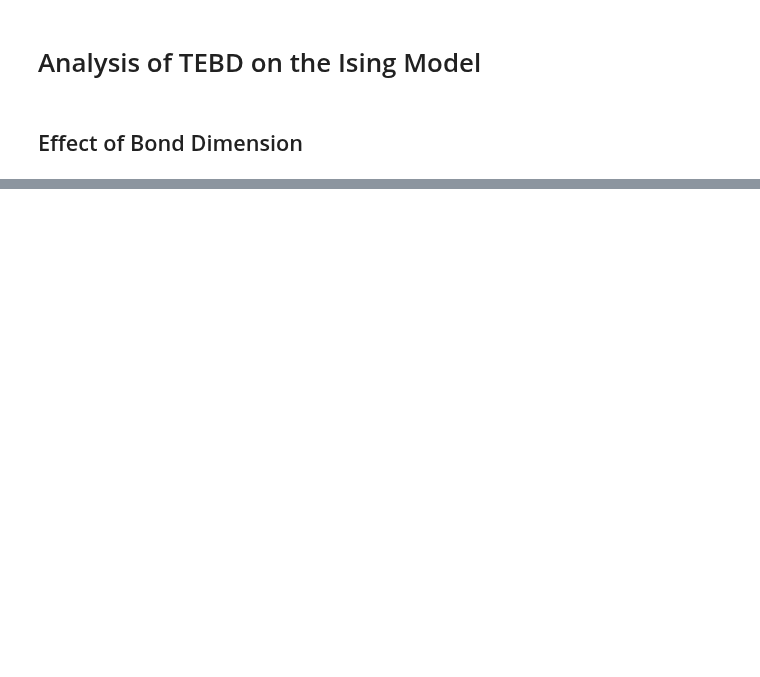
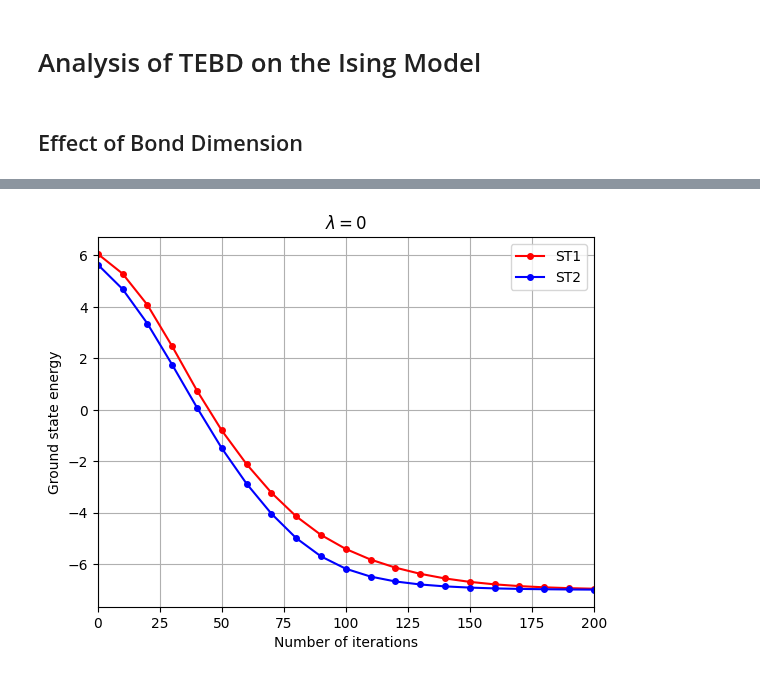
Before and after one commit to jchryssanthacopoulos/quantum_information, a Jupyter notebook: final_project/notebooks/ising_analysis.ipynb, the cells around one changed output, grey strips where cells are left out. Drawn from its saved outputs; the diff is of its cells as text; code cells hidden in the pictures; blank space fills up the shorter version.

```diff
--- a/final_project/notebooks/ising_analysis.ipynb
+++ b/final_project/notebooks/ising_analysis.ipynb
@@ -66,0 +130,29 @@ plt.savefig('../figures/ground_state_energy_vs_iterations_diff_bond_dim.png', bb
+# %%
+J = 1
+lmda = 0
+# %%
+N = 8
+tau = 0.01
+num_iter = 1000
+mid_steps = 10
+# %%
+st_order = "ST1"
+energies_st1, wave_functions_st1 = run_tebd_ising(
+    N, bond_dim, J, lmda, tau, num_iter, mid_steps, print_to_stdout=False, st_order=st_order
+)
+# %%
+st_order = "ST2"
+energies_st2, wave_functions_st2 = run_tebd_ising(
+    N, bond_dim, J, lmda, tau, num_iter, mid_steps, print_to_stdout=False, st_order=st_order
+)
+# %%
+plt.plot(range(0, num_iter, mid_steps), energies_st1, 'ro-', label="ST1", markersize=4)
+plt.plot(range(0, num_iter, mid_steps), energies_st2, 'bo-', label="ST2", markersize=4)
+plt.xlabel("Number of iterations")
+plt.ylabel("Ground state energy")
+plt.legend()
+plt.title("$\lambda=0$")
+plt.xlim([0, 200])
+plt.grid();
+# %% [output]
+[figure, added]
```
Also changed, not shown: parts of 9 cells of this notebook, 1 other file.
